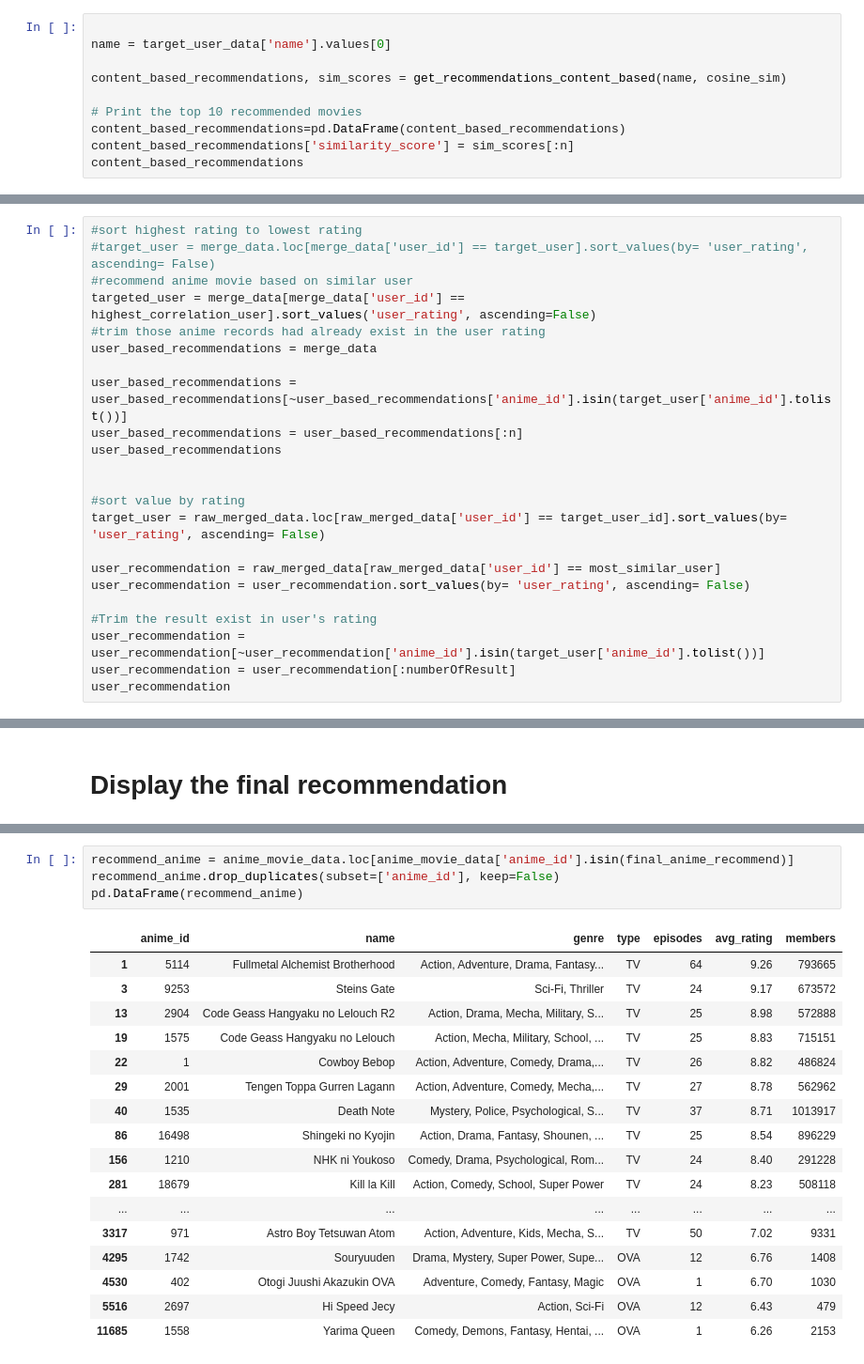
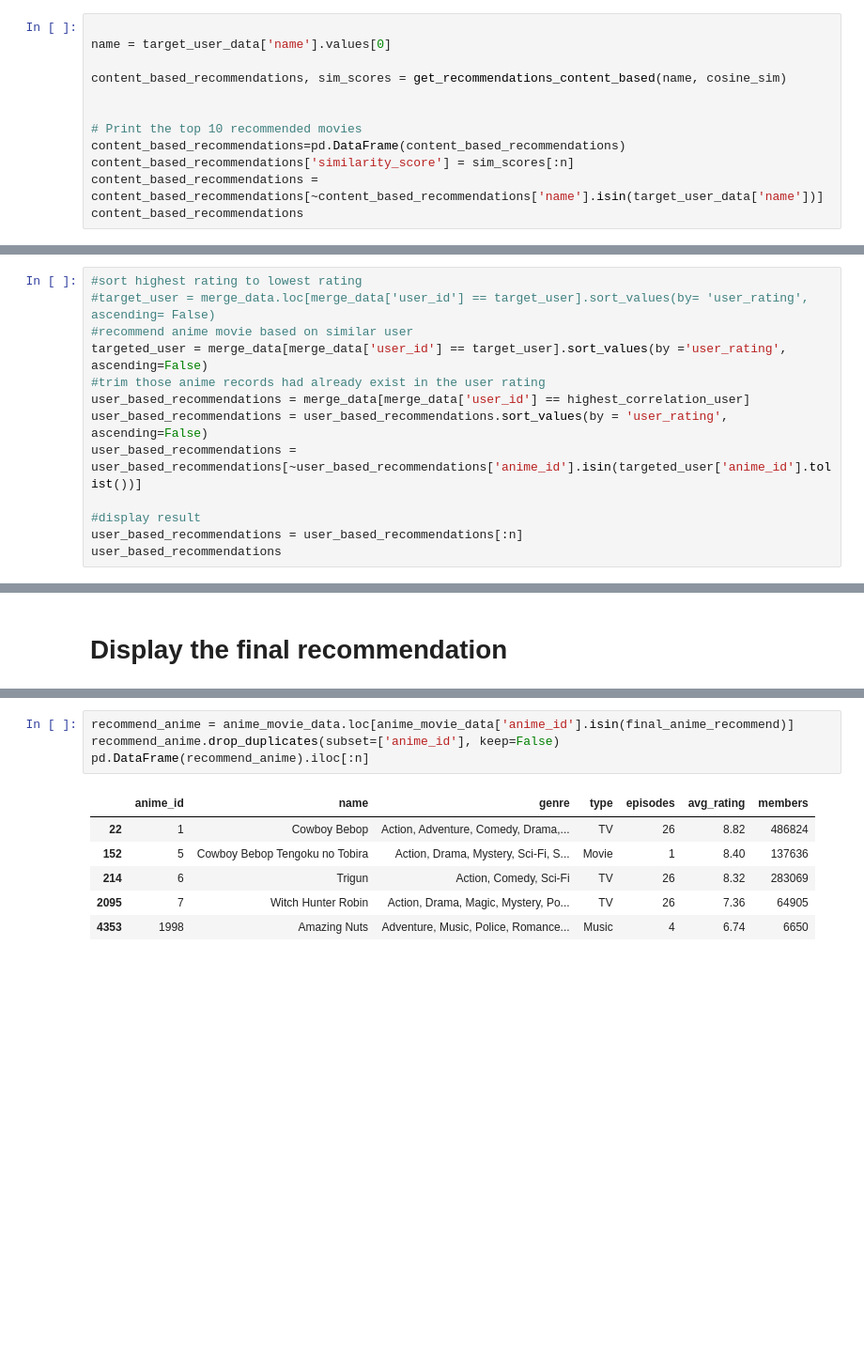
Before and after one commit to zhilin1112/AnimeRecmmendedSystem, a Jupyter notebook: ContentBasedAndUserBasedRecommenderSystem.ipynb, the cells around one changed output, grey strips where cells are left out. Shown at 94% size. Cells and saved outputs as stored; diff of their text form; blank space fills up the shorter version.

```diff
--- a/ContentBasedAndUserBasedRecommenderSystem.ipynb
+++ b/ContentBasedAndUserBasedRecommenderSystem.ipynb
@@ -473,9 +446,11 @@ name = target_user_data['name'].values[0]
 
 content_based_recommendations, sim_scores = get_recommendations_content_based(name, cosine_sim)
 
+
 # Print the top 10 recommended movies
 content_based_recommendations=pd.DataFrame(content_based_recommendations)
 content_based_recommendations['similarity_score'] = sim_scores[:n]
+content_based_recommendations = content_based_recommendations[~content_based_recommendations['name'].isin(target_user_data['name'])]
 content_based_recommendations
 # %% [output]
 |  | name | similarity_score |
@@ -649,23 +623,13 @@ highest_correlation_user
 #sort highest rating to lowest rating
 #target_user = merge_data.loc[merge_data['user_id'] == target_user].sort_values(by= 'user_rating', ascending= False)
 #recommend anime movie based on similar user
-targeted_user = merge_data[merge_data['user_id'] == highest_correlation_user].sort_values('user_rating', ascending=False)
+targeted_user = merge_data[merge_data['user_id'] == target_user].sort_values(by ='user_rating', ascending=False)
 #trim those anime records had already exist in the user rating
-user_based_recommendations = merge_data
+user_based_recommendations = merge_data[merge_data['user_id'] == highest_correlation_user]
+user_based_recommendations = user_based_recommendations.sort_values(by = 'user_rating', ascending=False)
+user_based_recommendations = user_based_recommendations[~user_based_recommendations['anime_id'].isin(targeted_user['anime_id'].tolist())]
 
-user_based_recommendations = user_based_recommendations[~user_based_recommendations['anime_id'].isin(target_user['anime_id'].tolist())]
+#display result
 user_based_recommendations = user_based_recommendations[:n]
 user_based_recommendations
-
-
-#sort value by rating
-target_user = raw_merged_data.loc[raw_merged_data['user_id'] == target_user_id].sort_values(by= 'user_rating', ascending= False)
-
-user_recommendation = raw_merged_data[raw_merged_data['user_id'] == most_similar_user]
-user_recommendation = user_recommendation.sort_values(by= 'user_rating', ascending= False)
-
-#Trim the result exist in user's rating
-user_recommendation = user_recommendation[~user_recommendation['anime_id'].isin(target_user['anime_id'].tolist())]
-user_recommendation = user_recommendation[:numberOfResult]
-user_recommendation
 # %% [output]
@@ -746,25 +710,14 @@ pd.DataFrame(target_user_data)
 # %%
 recommend_anime = anime_movie_data.loc[anime_movie_data['anime_id'].isin(final_anime_recommend)]
 recommend_anime.drop_duplicates(subset=['anime_id'], keep=False)
-pd.DataFrame(recommend_anime)
+pd.DataFrame(recommend_anime).iloc[:n]
 # %% [output]
 |  | anime_id | name | genre | type | episodes | avg_rating | members |
-| 1 | 5114 | Fullmetal Alchemist Brotherhood | Action, Adventure, Drama, Fantasy... | TV | 64 | 9.26 | 793665 |
-| 3 | 9253 | Steins Gate | Sci-Fi, Thriller | TV | 24 | 9.17 | 673572 |
-| 13 | 2904 | Code Geass Hangyaku no Lelouch R2 | Action, Drama, Mecha, Military, S... | TV | 25 | 8.98 | 572888 |
-| 19 | 1575 | Code Geass Hangyaku no Lelouch | Action, Mecha, Military, School, ... | TV | 25 | 8.83 | 715151 |
 | 22 | 1 | Cowboy Bebop | Action, Adventure, Comedy, Drama,... | TV | 26 | 8.82 | 486824 |
-| 29 | 2001 | Tengen Toppa Gurren Lagann | Action, Adventure, Comedy, Mecha,... | TV | 27 | 8.78 | 562962 |
-| 40 | 1535 | Death Note | Mystery, Police, Psychological, S... | TV | 37 | 8.71 | 1013917 |
-| 86 | 16498 | Shingeki no Kyojin | Action, Drama, Fantasy, Shounen, ... | TV | 25 | 8.54 | 896229 |
-| 156 | 1210 | NHK ni Youkoso | Comedy, Drama, Psychological, Rom... | TV | 24 | 8.40 | 291228 |
-| 281 | 18679 | Kill la Kill | Action, Comedy, School, Super Power | TV | 24 | 8.23 | 508118 |
-| ... | ... | ... | ... | ... | ... | ... | ... |
-| 3317 | 971 | Astro Boy Tetsuwan Atom | Action, Adventure, Kids, Mecha, S... | TV | 50 | 7.02 | 9331 |
-| 4295 | 1742 | Souryuuden | Drama, Mystery, Super Power, Supe... | OVA | 12 | 6.76 | 1408 |
-| 4530 | 402 | Otogi Juushi Akazukin OVA | Adventure, Comedy, Fantasy, Magic | OVA | 1 | 6.70 | 1030 |
-| 5516 | 2697 | Hi Speed Jecy | Action, Sci-Fi | OVA | 12 | 6.43 | 479 |
-| 11685 | 1558 | Yarima Queen | Comedy, Demons, Fantasy, Hentai, ... | OVA | 1 | 6.26 | 2153 |
+| 152 | 5 | Cowboy Bebop Tengoku no Tobira | Action, Drama, Mystery, Sci-Fi, S... | Movie | 1 | 8.40 | 137636 |
+| 214 | 6 | Trigun | Action, Comedy, Sci-Fi | TV | 26 | 8.32 | 283069 |
+| 2095 | 7 | Witch Hunter Robin | Action, Drama, Magic, Mystery, Po... | TV | 26 | 7.36 | 64905 |
+| 4353 | 1998 | Amazing Nuts | Adventure, Music, Police, Romance... | Music | 4 | 6.74 | 6650 |
 # %%
 end_time = time.time()
 execution_time = end_time - start_time
```
Also changed, not shown: parts of 20 cells of this notebook, 1 other file.
